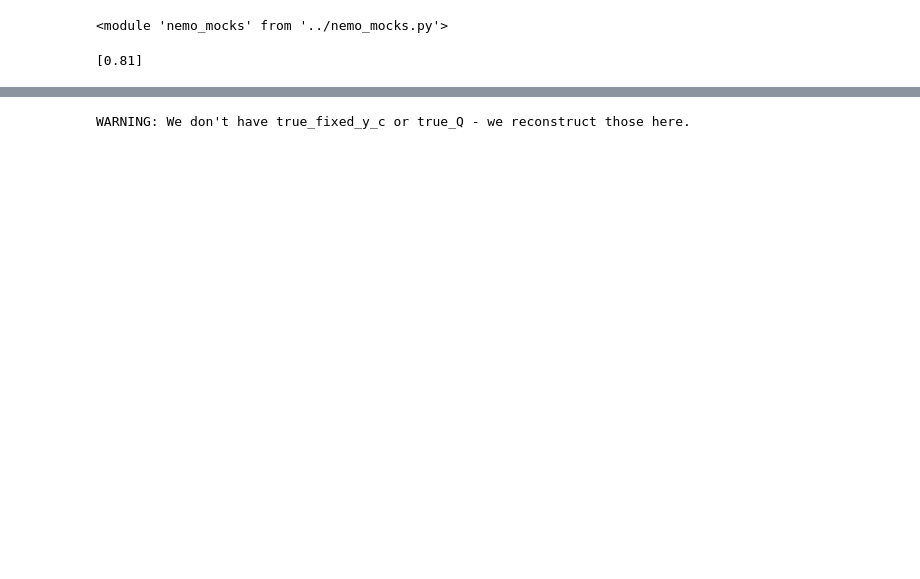
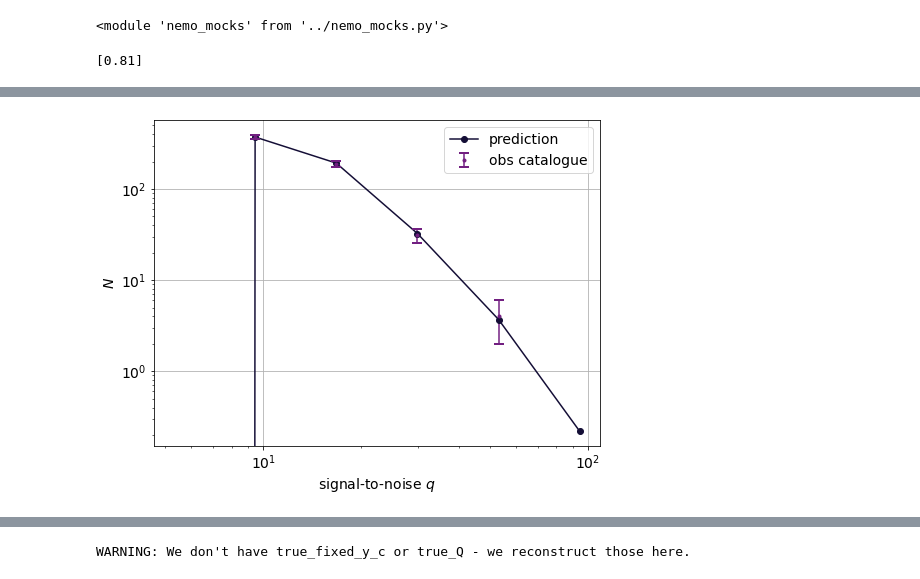
Before and after one commit to simonsobs/SOLikeT, a Jupyter notebook: soliket/clusters/notebooks/DR5-compare-SOLikeT-mocks-sim-kit_NemoCCL_A10tSZ_DR5White_ACT-DR5_tenToA0Tuned-Q_injection_boris.ipynb, the cells around one changed output, grey strips where cells are left out. Cells and saved outputs as stored; diff of their text form; code cells hidden in the pictures; blank space fills up the shorter version.

```diff
--- a/soliket/clusters/notebooks/DR5-compare-SOLikeT-mocks-sim-kit_NemoCCL_A10tSZ_DR5White_ACT-DR5_tenToA0Tuned-Q_injection_boris.ipynb
+++ b/soliket/clusters/notebooks/DR5-compare-SOLikeT-mocks-sim-kit_NemoCCL_A10tSZ_DR5White_ACT-DR5_tenToA0Tuned-Q_injection_boris.ipynb
@@ -222,3 +240,27 @@ catNz = np.zeros(len(z))
 for i in range(len(z)):
     Nz[i] = Nzq[i, :].sum()
     catNz[i] = catNzq[i, :].sum()
+# %%
+color_list = plt.cm.magma(np.linspace(0.1,0.8,13))
+
+plt.figure(figsize=(8,6))
+plt.plot(q, Nq, color=color_list[0], label='prediction',marker='o')
+plt.errorbar(q, catNq, yerr=np.sqrt(catNq), color=color_list[4], fmt='o', ms=3, capsize=5, \
+             capthick=2, ls='none', label='obs catalogue')
+
+# plt.errorbar(q, Nq_truth, yerr=np.sqrt(Nq_truth), color=color_list[8], fmt='o', ms=3, capsize=5, \
+#              capthick=2, ls='none', label='truth catalogue')
+# plt.errorbar(q, Nq_mock, yerr=np.sqrt(Nq_mock), color=color_list[12], fmt='o', ms=3, capsize=5, \
+#              capthick=2, ls='none', label='mock catalogue')
+plt.xlabel('signal-to-noise $q$', fontsize=14)
+plt.ylabel('$N$', fontsize=14)
+plt.xscale('log')
+plt.yscale('log')
+# plt.title('WebSkyHalos A10tSZ cat comparison', fontsize=14)
+plt.xticks(fontsize=14)
+plt.yticks(fontsize=14)
+plt.legend(fontsize=14)
+plt.grid()
+plt.show()
+# %% [output]
+[figure, added]
```
Also changed, not shown: parts of 4 cells of this notebook, 3 other files.
